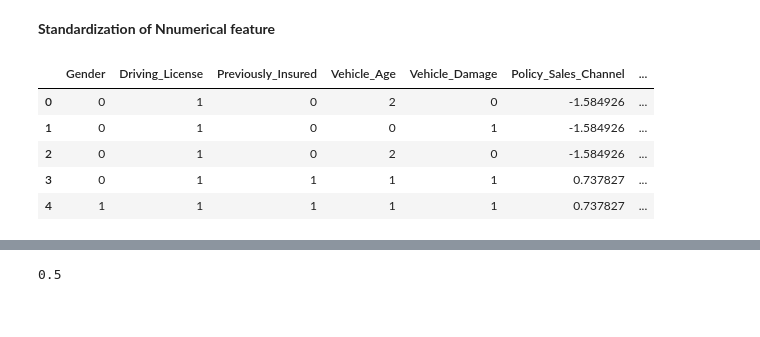
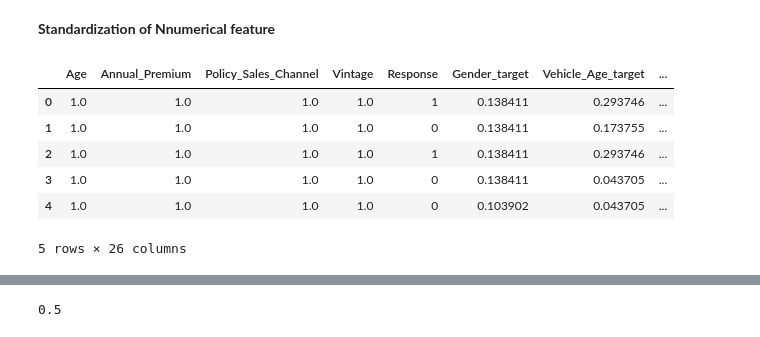
Before and after one commit to iwasbugged/Janatahack-Cross-sell-Prediction, a Jupyter notebook: jantahack_cross_sell_prediction.ipynb, the cells around one changed output, grey strips where cells are left out. Saved outputs shown, nothing was run; the diff lists cells and outputs as text; code cells hidden in the pictures.

```diff
--- a/jantahack_cross_sell_prediction.ipynb
+++ b/jantahack_cross_sell_prediction.ipynb
@@ -130,29 +117,3 @@ df.shape
 (508146, 19)
 # %% [markdown]
 ** Numerical Feature Generating**
-# %%
-# Converting Categorical data into numerical
-
-def Categorical_into_Numerical(df):
-    columns = df.columns.values
-
-    for column in columns:
-        text_digit_values = {}
-
-        def convert_into_int(val):
-            return text_digit_values[val]
-
-        if df[column].dtype == np.object:
-            column_content = df[column].values.tolist()
-            unique_content = set(column_content)
-            x = 0
-            for unique in unique_content:
-                if unique not in text_digit_values:
-                    text_digit_values[unique] = x
-                    x+=1
-
-            df[column] = list(map(convert_into_int , df[column]))
-    return df
-
-df = Categorical_into_Numerical(df)
-df.head()
@@ -165,0 +122,2 @@ df.head()
+# %%
+df['Damage_Uninsured'] = df['Vehicle_Damage']+"_"+df['Previously_Insured'].astype('str')
@@ -165,0 +149,2 @@ df.head()
+# %%
+df['Annual_Premium_Normal'] = np.sqrt(df['Annual_Premium'].values)
@@ -165,0 +206,4 @@ df.head()
+# %%
+col_feats = ['Gender','Driving_License','Previously_Insured','Vehicle_Damage','Damage_Uninsured','Vehicle_Age']
+df = pd.get_dummies(df ,  columns = col_feats)
+df.head()
@@ -167,21 +219,22 @@ df.head()
 **Standardization of Nnumerical feature**
 # %%
 def Scaling_Numerical_Feature(df , num_cols):
-    scaler = preprocessing.StandardScaler()
+    scaler = preprocessing.Normalizer()
     for col in num_cols:
         col_content = df[col].values
         col_content = col_content.reshape(len(df) , -1)
         scale_content = scaler.fit_transform(col_content)
         df[col] = scale_content
 
     return df
-num_cols = ['Policy_Sales_Channel' ,'Vintage' , 'Daily_Premium' ]
+num_cols = ['Policy_Sales_Channel' ,'Vintage' , 'Annual_Premium', 'Age', 'Gender_count', 'Vehicle_Age_count', 'Vehicle_Damage_count' ]
 df_scale = Scaling_Numerical_Feature(df ,  num_cols)
 df_scale.head()
 # %% [output]
-|  | Gender | Driving_License | Previously_Insured | Vehicle_Age | Vehicle_Damage | Policy_Sales_Channel | ... |
-| 0 | 0 | 1 | 0 | 2 | 0 | -1.584926 | ... |
-| 1 | 0 | 1 | 0 | 0 | 1 | -1.584926 | ... |
-| 2 | 0 | 1 | 0 | 2 | 0 | -1.584926 | ... |
-| 3 | 0 | 1 | 1 | 1 | 1 | 0.737827 | ... |
-| 4 | 1 | 1 | 1 | 1 | 1 | 0.737827 | ... |
+|  | Age | Annual_Premium | Policy_Sales_Channel | Vintage | Response | Gender_target | Vehicle_Age_target | ... |
+| 0 | 1.0 | 1.0 | 1.0 | 1.0 | 1 | 0.138411 | 0.293746 | ... |
+| 1 | 1.0 | 1.0 | 1.0 | 1.0 | 0 | 0.138411 | 0.173755 | ... |
+| 2 | 1.0 | 1.0 | 1.0 | 1.0 | 1 | 0.138411 | 0.293746 | ... |
+| 3 | 1.0 | 1.0 | 1.0 | 1.0 | 0 | 0.138411 | 0.043705 | ... |
+| 4 | 1.0 | 1.0 | 1.0 | 1.0 | 0 | 0.103902 | 0.043705 | ... |
+5 rows × 26 columns
```
Also changed, not shown: parts of 34 cells of this notebook.
